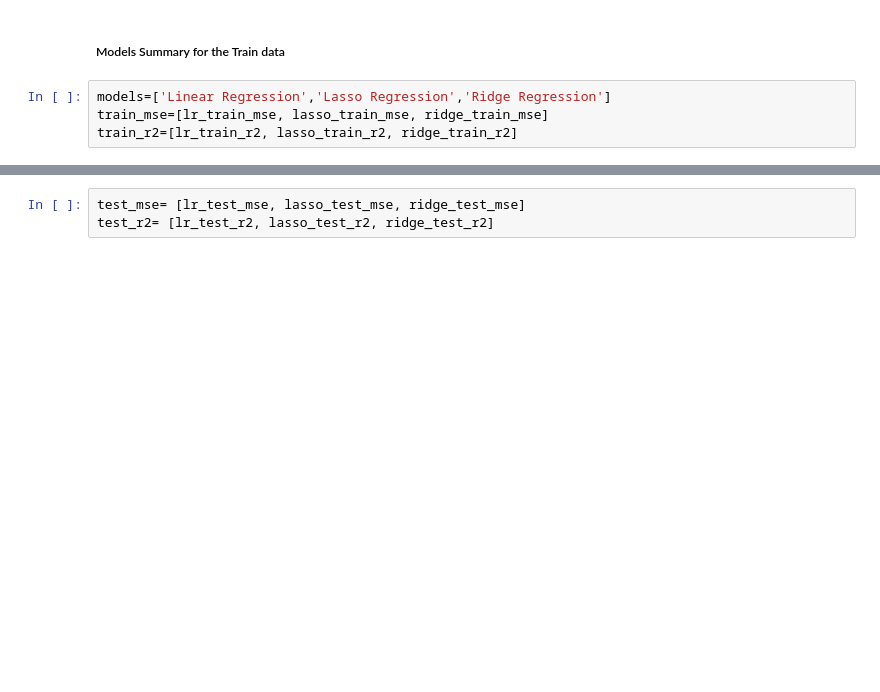
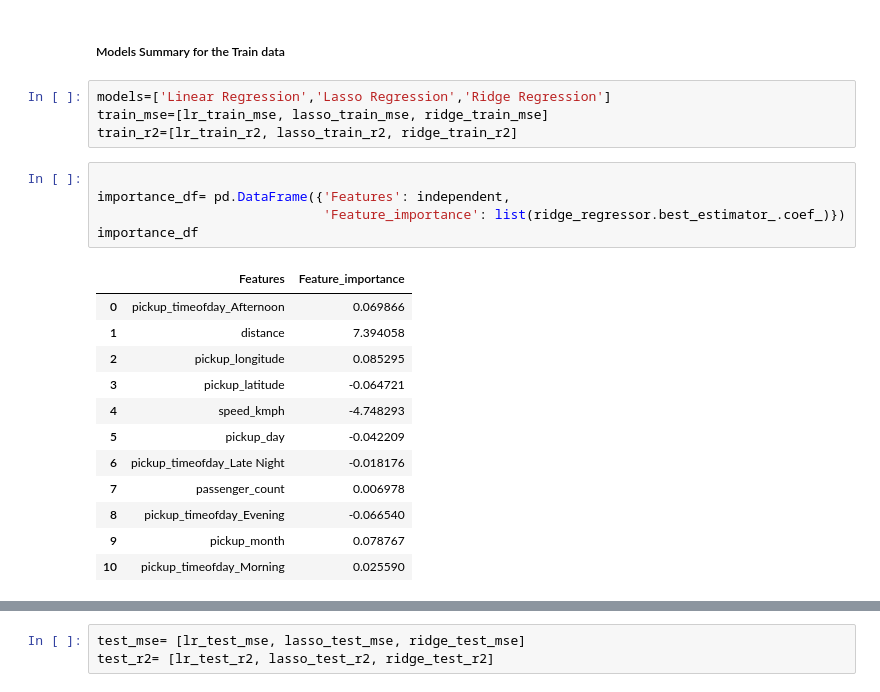
Before and after one commit to AkshaySaini25/NYC-Taxi-Trip-Time-Prediction, a Jupyter notebook: NYC_Taxi_Trip_Time_Prediction_Capstone_Project.ipynb, the cells around one changed output, grey strips where cells are left out. Drawn from its saved outputs; the diff is of its cells as text; blank space fills up the shorter version.

```diff
--- a/NYC_Taxi_Trip_Time_Prediction_Capstone_Project.ipynb
+++ b/NYC_Taxi_Trip_Time_Prediction_Capstone_Project.ipynb
@@ -783,3 +818,21 @@ Test R2 : 0.9191165974244139
 models=['Linear Regression','Lasso Regression','Ridge Regression']
 train_mse=[lr_train_mse, lasso_train_mse, ridge_train_mse]
 train_r2=[lr_train_r2, lasso_train_r2, ridge_train_r2]
+# %%
+
+importance_df= pd.DataFrame({'Features': independent,
+                             'Feature_importance': list(ridge_regressor.best_estimator_.coef_)})
+importance_df
+# %% [output]
+|  | Features | Feature_importance |
+| 0 | pickup_timeofday_Afternoon | 0.069866 |
+| 1 | distance | 7.394058 |
+| 2 | pickup_longitude | 0.085295 |
+| 3 | pickup_latitude | -0.064721 |
+| 4 | speed_kmph | -4.748293 |
+| 5 | pickup_day | -0.042209 |
+| 6 | pickup_timeofday_Late Night | -0.018176 |
+| 7 | passenger_count | 0.006978 |
+| 8 | pickup_timeofday_Evening | -0.066540 |
+| 9 | pickup_month | 0.078767 |
+| 10 | pickup_timeofday_Morning | 0.025590 |
```
Also changed, not shown: parts of 40 cells of this notebook.
